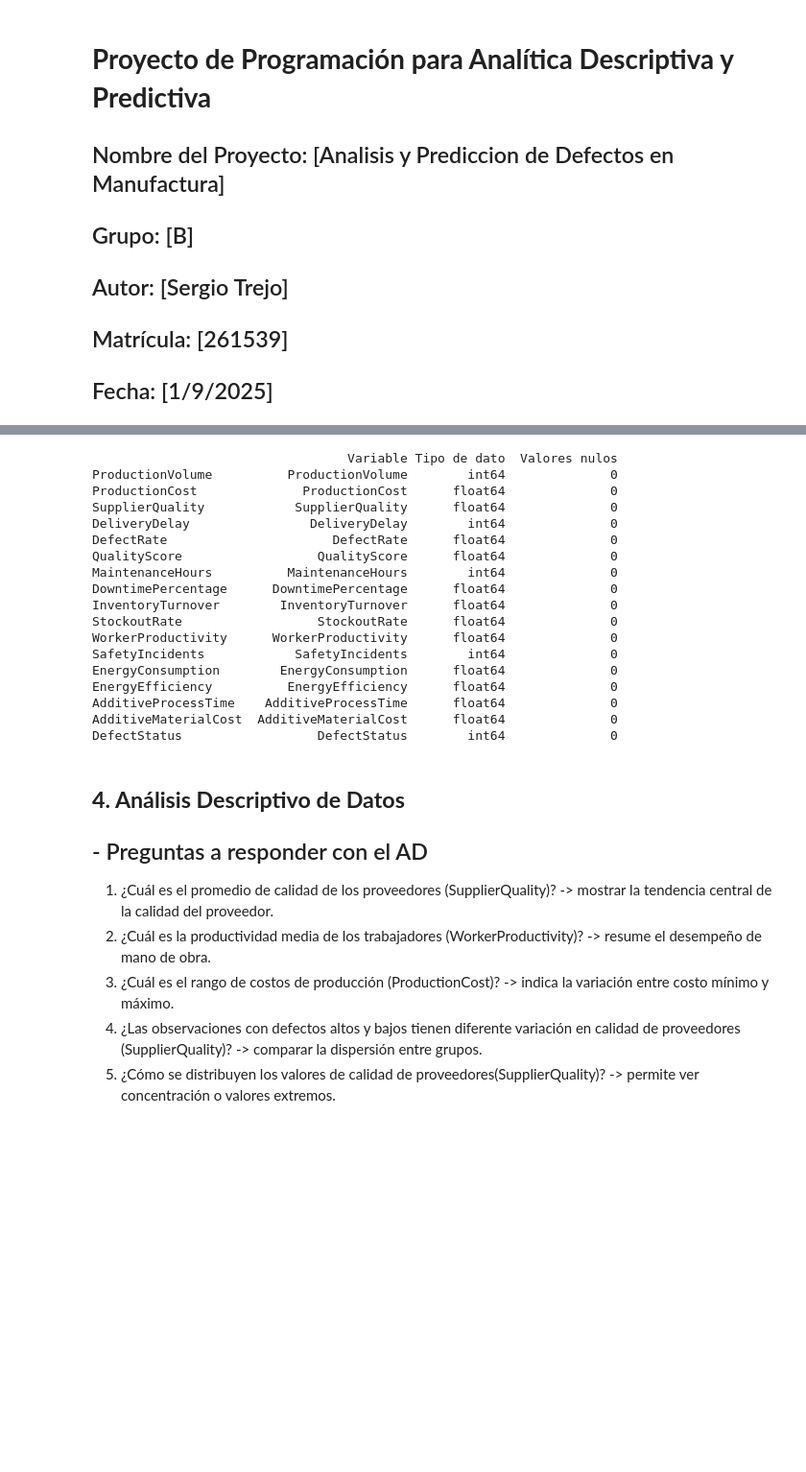
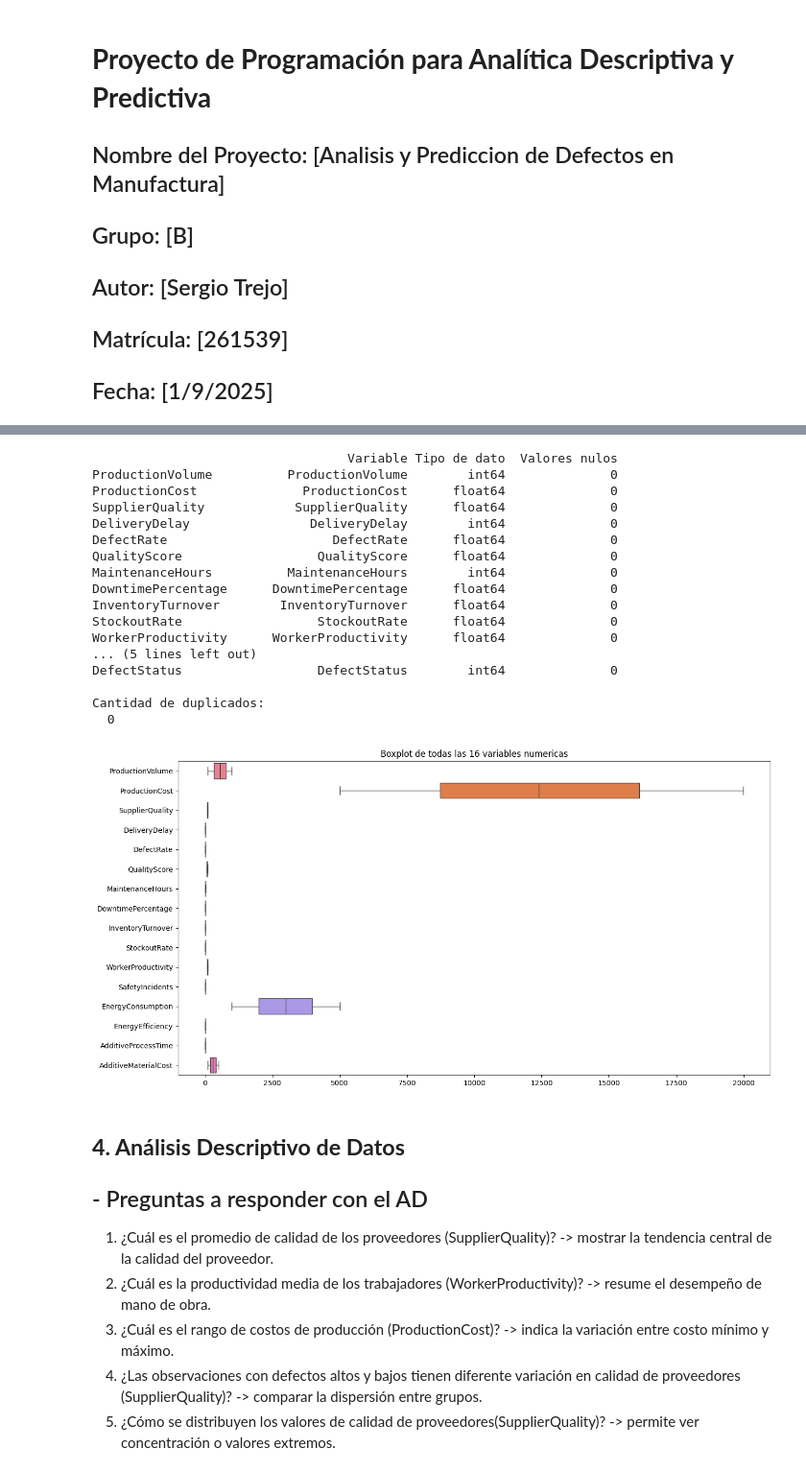
Before and after one commit to strejo4/ColabFiles_UACJ_PADP, a Jupyter notebook: ProyectoProgADAP_261539.ipynb, the cells around one changed output, grey strips where cells are left out. Shown at 96% size. Drawn from its saved outputs; the diff is of its cells as text; code cells hidden in the pictures; blank space fills up the shorter version.

```diff
--- a/ProyectoProgADAP_261539.ipynb
+++ b/ProyectoProgADAP_261539.ipynb
@@ -89,29 +109,41 @@ dtype: object
   * Outliers: Se recomienda revisar valores extremos con boxplots u otro metodo. En este dataset no aparecen nulos ni valores fuera de rango, pero este paso será considerado en la exploración de datos.
 # %%
 import matplotlib.pyplot as plt
+import seaborn as sns
 
 #Crear un dataFrame llamado diccionario con el nombre de  variable, tipo de dato, y valores nulos:
 diccionario = pd.DataFrame({"Variable": df.columns,"Tipo de dato": df.dtypes.astype(str),"Valores nulos": df.isna().sum()})
 print(diccionario)
+#Revisar si hay datos duplicados
+print("\nCantidad de duplicados: \n ", df.duplicated().sum())
+
+
+#Revision de outliers
+columnas_numericas = df.drop(columns=['DefectStatus']).select_dtypes(include=['int64','float64']).columns
+#Boxplot de todas las columnas numericas
+plt.figure(figsize=(15,8))
+sns.boxplot(data=df[columnas_numericas],orient="h")
+plt.title('Boxplot de todas las 16 variables numericas')
+plt.show()
 # %% [output]
                                   Variable Tipo de dato  Valores nulos
 ProductionVolume          ProductionVolume        int64              0
 ProductionCost              ProductionCost      float64              0
 SupplierQuality            SupplierQuality      float64              0
 DeliveryDelay                DeliveryDelay        int64              0
 DefectRate                      DefectRate      float64              0
 QualityScore                  QualityScore      float64              0
 MaintenanceHours          MaintenanceHours        int64              0
 DowntimePercentage      DowntimePercentage      float64              0
 InventoryTurnover        InventoryTurnover      float64              0
 StockoutRate                  StockoutRate      float64              0
 WorkerProductivity      WorkerProductivity      float64              0
-SafetyIncidents            SafetyIncidents        int64              0
-EnergyConsumption        EnergyConsumption      float64              0
-EnergyEfficiency          EnergyEfficiency      float64              0
-AdditiveProcessTime    AdditiveProcessTime      float64              0
-AdditiveMaterialCost  AdditiveMaterialCost      float64              0
+... (5 lines left out)
 DefectStatus                  DefectStatus        int64              0
+
+Cantidad de duplicados:
+  0
+[figure, added]
 # %% [markdown]
 ## **4. Análisis Descriptivo de Datos**
 
```
Also changed, not shown: parts of 6 cells of this notebook.
